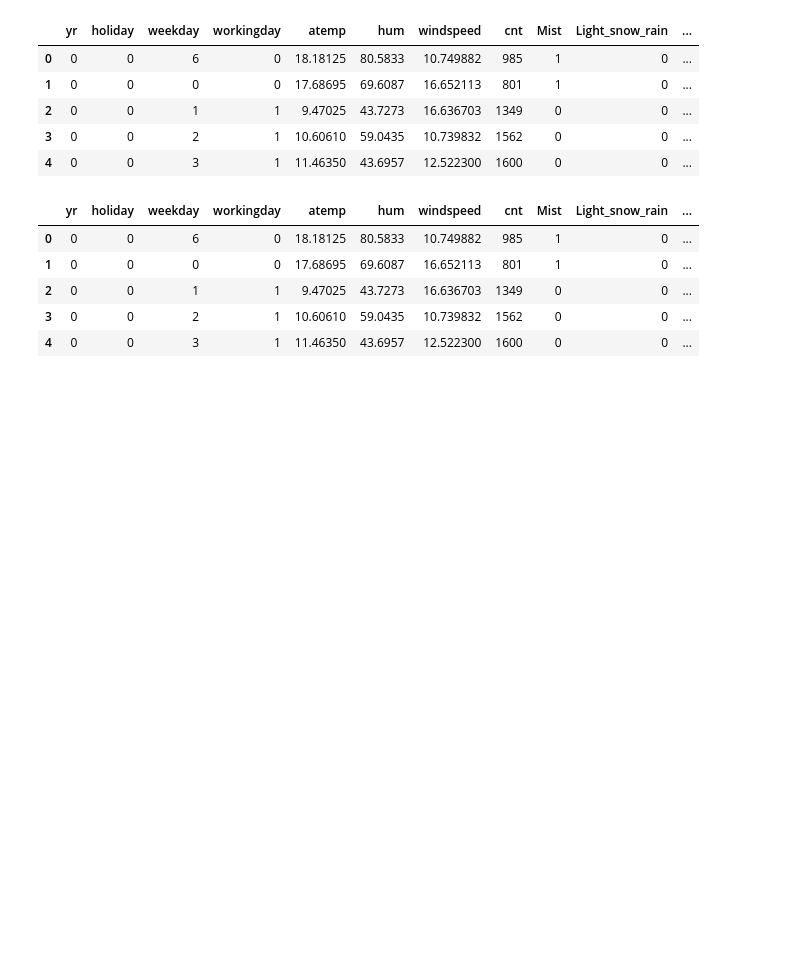
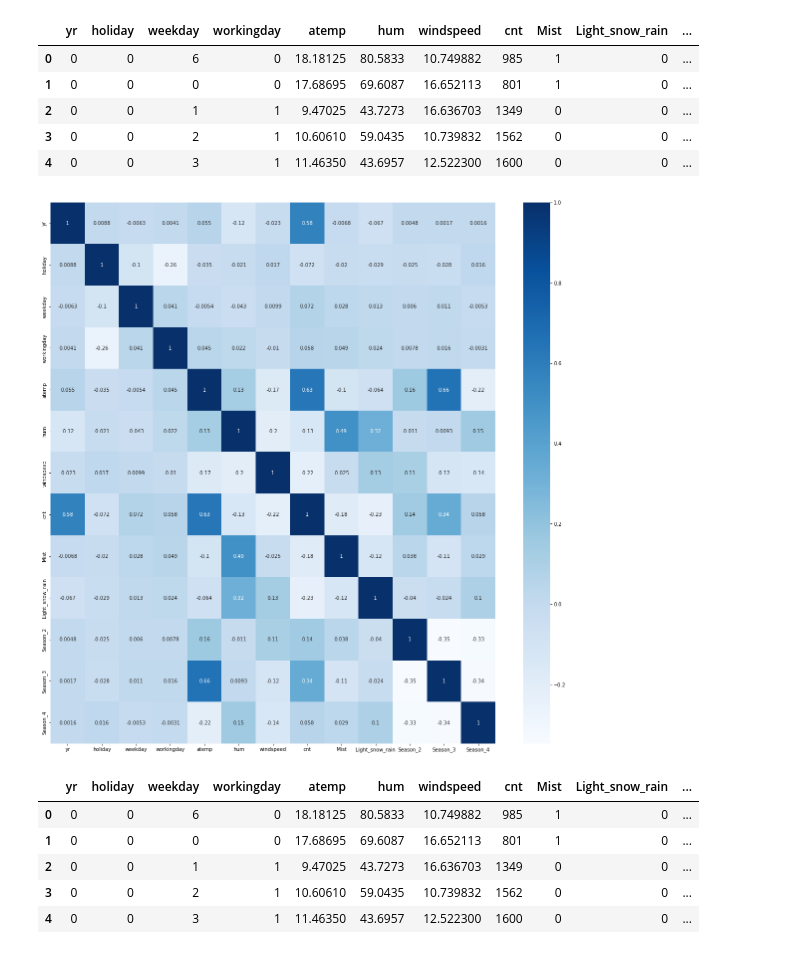
Before and after one commit to kvc0608/Bike-sharing, a Jupyter notebook: Anirudh_KVC.ipynb, the cells around one changed output. Drawn from its saved outputs; the diff is of its cells as text; code cells hidden in the pictures; blank space fills up the shorter version.

```diff
--- a/Anirudh_KVC.ipynb
+++ b/Anirudh_KVC.ipynb
@@ -197,4 +190,13 @@ bike_data.head()
 | 2 | 0 | 0 | 1 | 1 | 9.47025 | 43.7273 | 16.636703 | 1349 | 0 | 0 | ... |
 | 3 | 0 | 0 | 2 | 1 | 10.60610 | 59.0435 | 10.739832 | 1562 | 0 | 0 | ... |
 | 4 | 0 | 0 | 3 | 1 | 11.46350 | 43.6957 | 12.522300 | 1600 | 0 | 0 | ... |
+# %%
+# Plotting heatmap for variables after dummy encoding
+corr_mat = bike_data.corr()
+plt.figure(figsize=(20,20))
+blue_map  = sns.color_palette("Blues", as_cmap=True)
+sns.heatmap(corr_mat,cmap=blue_map,annot=True)
+plt.show()
+# %% [output]
+[figure, added]
 # %%
```
Also changed, not shown: parts of 26 cells of this notebook.
